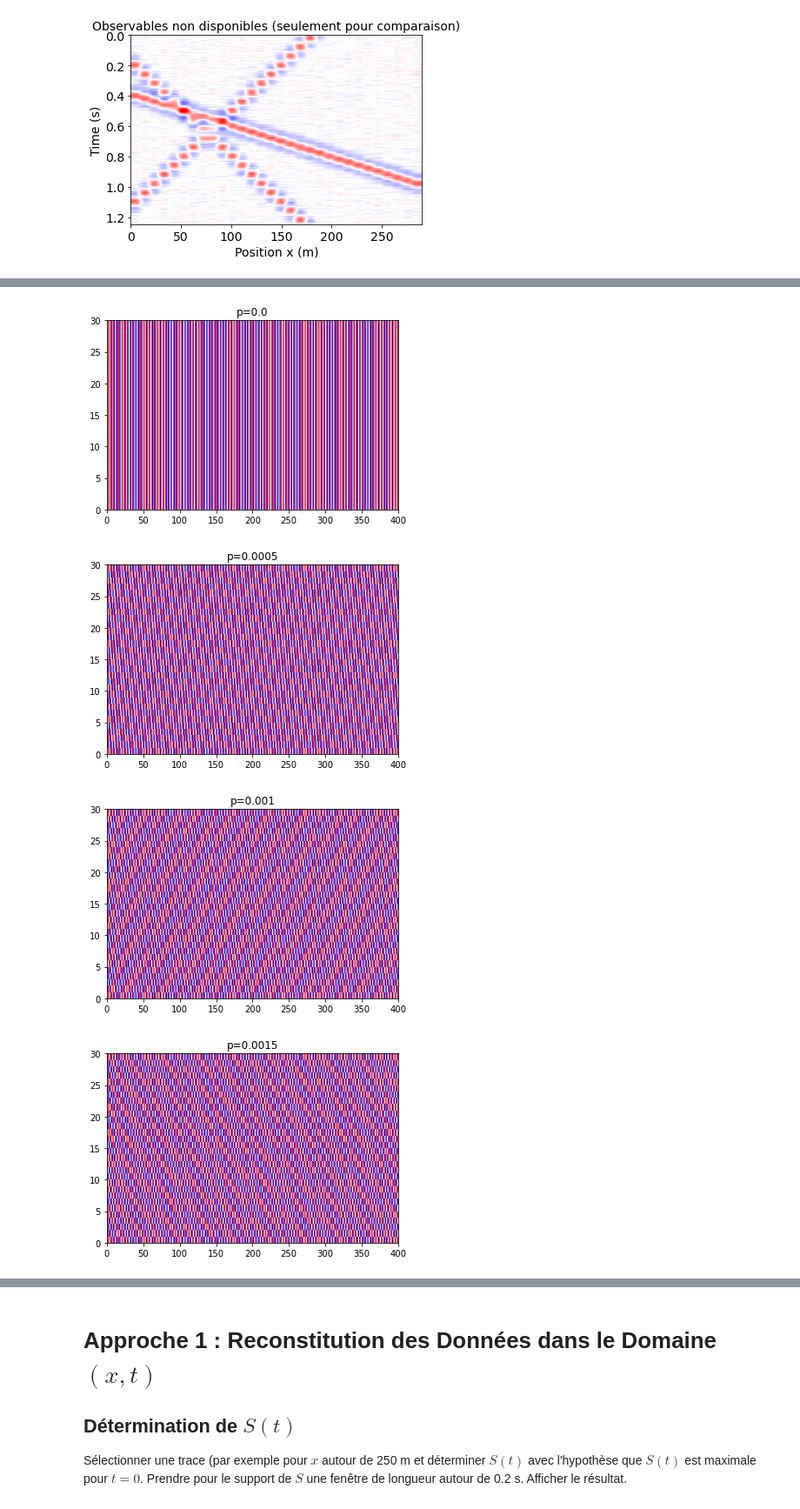
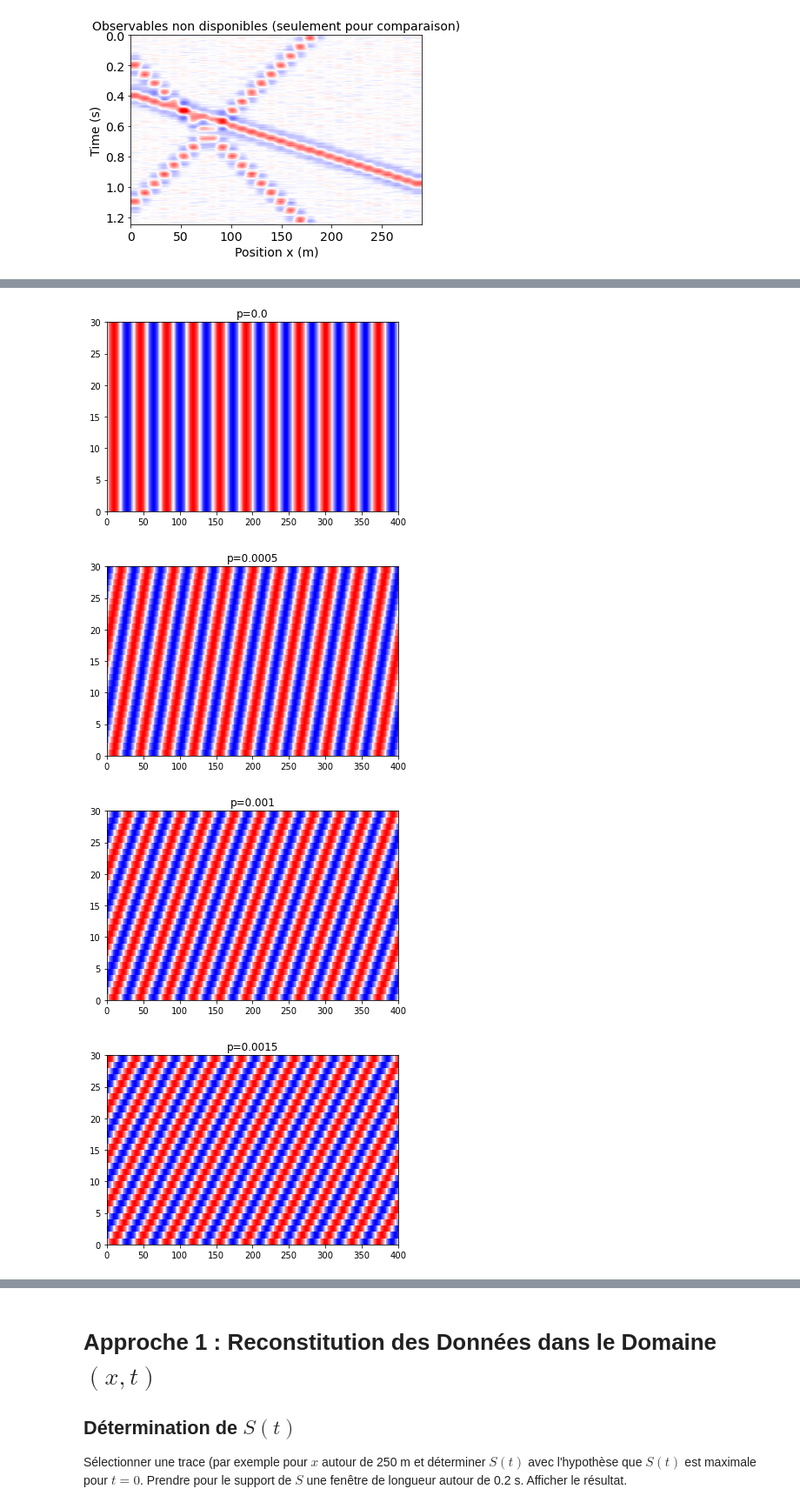
Before and after one commit to AlexiaALLAL/Mini-projet-traitement-signal-Alexia-Joris, a Jupyter notebook: mini_projet_groupe3.ipynb, the cells around one changed output, grey strips where cells are left out. Shown at 87% size. Saved outputs shown, nothing was run; the diff lists cells and outputs as text; code cells hidden in the pictures.

```diff
--- a/mini_projet_groupe3.ipynb
+++ b/mini_projet_groupe3.ipynb
@@ -117,13 +118,14 @@ for i in range(nx):
     fft=np.fft.fft(gpanel[:,i])
     n=fft.shape[0]
     spectres.append(np.abs(fft[:n//2]))
+
 spectres=np.array(spectres)
 moyenne=np.mean(spectres,axis=0)
 plt.plot(moyenne)
 plt.show()
 
 imax=np.where(moyenne == np.amax(moyenne))
-fc=imax[0][0]/(nx*dt)
+fc=imax[0][0]/(nt*dt)
 print(fc)
 # %% [output]
 [figure]
@@ -131,26 +133,26 @@ print(fc)
 # %%
 def d(t,x,p):
     return np.sin(2*np.pi*fc*(t-p*x))
 
 val_p=[0,0.5,1,1.5,2,3,4,5,6]
-pi=[1.67,-6.11,5.88]
+pi=[-1.67,6.11,-5.88]
 val_p=[p*0.001 for p in val_p]
 pi=[p*0.001 for p in pi]
 def plot_d(p):
     Z=np.zeros((nx,nt))
     for i in range(nx):
         for j in range(nt):
             Z[i,j]=d(j*dt,i*dx,p)
     plt.pcolormesh(np.array(Z))
     plt.title(f"p={p}")
     plt.show()
 
 for p in val_p:
     plot_d(p)
 for p in pi:
     plot_d(p)
 # %% [output]
-[figure, old version]
+[figure, new version]
-[figure, old version]
+[figure, new version]
-[figure, old version]
+[figure, new version]
-[figure, old version]
+[figure, new version]
```
Also changed, not shown: parts of 7 cells of this notebook.
